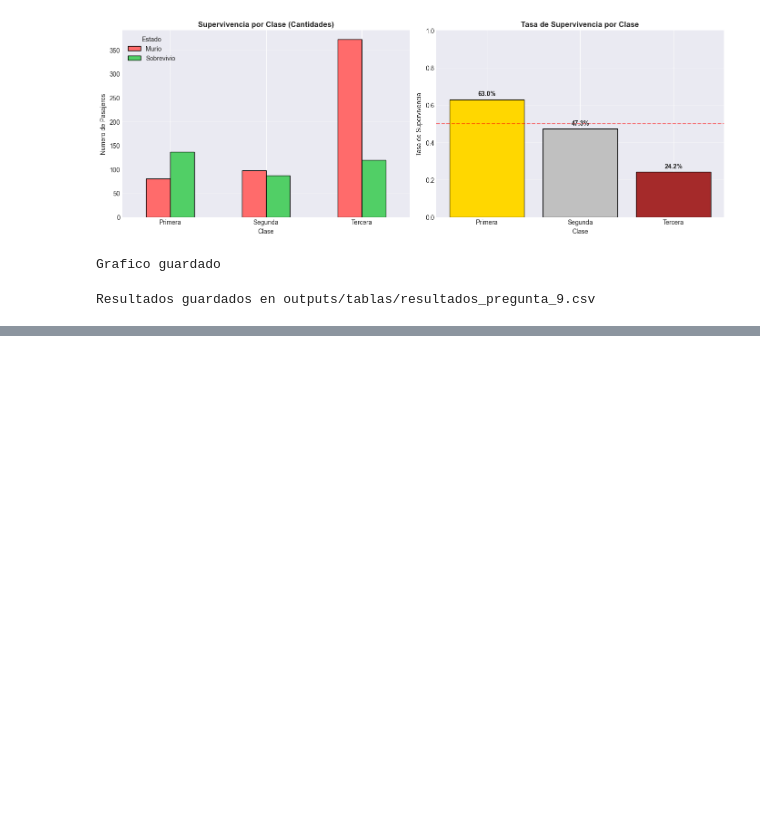
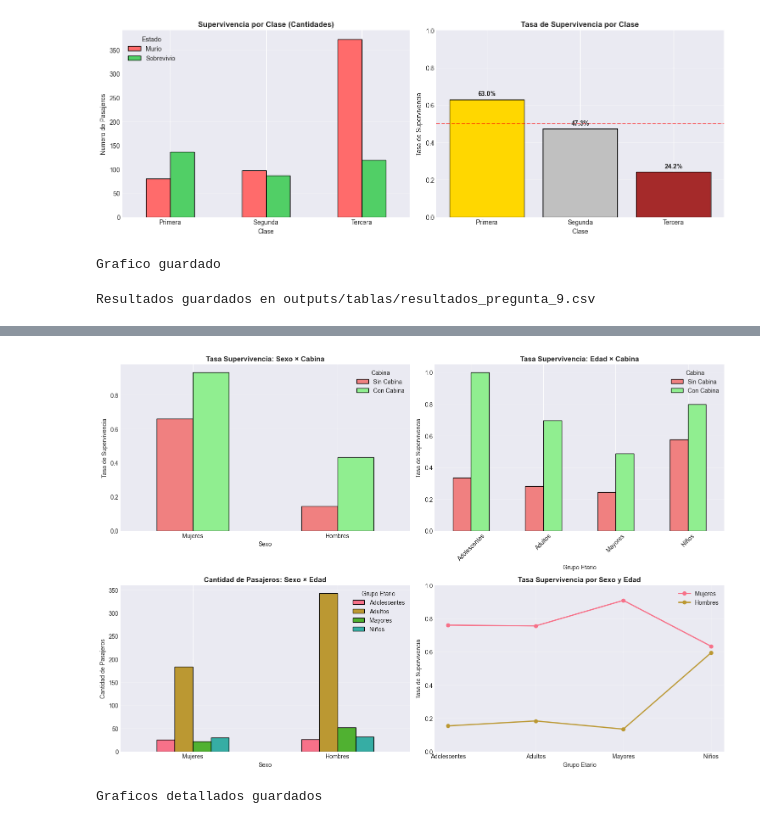
Before and after one commit to Danfezinho/taller-pandas-titanic-individual, a Jupyter notebook: notebooks:/analisis_titanic.ipynb, the cells around one changed output, grey strips where cells are left out. Saved outputs shown, nothing was run; the diff lists cells and outputs as text; code cells hidden in the pictures; blank space fills up the shorter version.

```diff
--- a/notebooks:/analisis_titanic.ipynb
+++ b/notebooks:/analisis_titanic.ipynb
@@ -1174,0 +1480,59 @@ Resultados guardados en outputs/tablas/resultados_pregunta_9.csv
+# %%
+# Graficos de barras por grupo
+fig, axes = plt.subplots(2, 2, figsize=(15, 10))
+
+# 1. Supervivencia por sexo y cabina
+ax1 = axes[0, 0]
+supervivencia_sexo_cabina = train_conocido.groupby(['Sex', 'tiene_cabina'])['Survived'].mean().unstack()
+supervivencia_sexo_cabina.plot(kind='bar', ax=ax1, color=['lightcoral', 'lightgreen'], edgecolor='black')
+ax1.set_title('Tasa Supervivencia: Sexo × Cabina', fontweight='bold')
+ax1.set_xlabel('Sexo')
+ax1.set_ylabel('Tasa de Supervivencia')
+ax1.legend(['Sin Cabina', 'Con Cabina'], title='Cabina')
+ax1.set_xticklabels(['Mujeres', 'Hombres'], rotation=0)
+ax1.grid(axis='y', alpha=0.3)
+
+# 2. Supervivencia por grupo etario y cabina
+ax2 = axes[0, 1]
+supervivencia_edad_cabina = train_conocido.groupby(['grupo_etario', 'tiene_cabina'])['Survived'].mean().unstack()
+supervivencia_edad_cabina.plot(kind='bar', ax=ax2, color=['lightcoral', 'lightgreen'], edgecolor='black')
+ax2.set_title('Tasa Supervivencia: Edad × Cabina', fontweight='bold')
+ax2.set_xlabel('Grupo Etario')
+ax2.set_ylabel('Tasa de Supervivencia')
+ax2.legend(['Sin Cabina', 'Con Cabina'], title='Cabina')
+ax2.set_xticklabels(ax2.get_xticklabels(), rotation=45)
+ax2.grid(axis='y', alpha=0.3)
+
+# 3. Cantidad por sexo y grupo etario
+ax3 = axes[1, 0]
+cantidad_sexo_edad = train_conocido.groupby(['Sex', 'grupo_etario']).size().unstack(fill_value=0)
+cantidad_sexo_edad.plot(kind='bar', ax=ax3, edgecolor='black')
+ax3.set_title('Cantidad de Pasajeros: Sexo × Edad', fontweight='bold')
+ax3.set_xlabel('Sexo')
+ax3.set_ylabel('Cantidad de Pasajeros')
+ax3.legend(title='Grupo Etario')
+ax3.set_xticklabels(['Mujeres', 'Hombres'], rotation=0)
+ax3.grid(axis='y', alpha=0.3)
+
+# 4. Tasa supervivencia: mujeres vs hombres por grupo
+ax4 = axes[1, 1]
+for sexo in ['female', 'male']:
+    datos_sexo = train_conocido[train_conocido['Sex'] == sexo]
+    tasas = datos_sexo.groupby('grupo_etario')['Survived'].mean()
+    ax4.plot(tasas.index, tasas.values, marker='o', linewidth=2,
+             label='Mujeres' if sexo == 'female' else 'Hombres')
+ax4.set_title('Tasa Supervivencia por Sexo y Edad', fontweight='bold')
+ax4.set_xlabel('Grupo Etario')
+ax4.set_ylabel('Tasa de Supervivencia')
+ax4.legend()
+ax4.grid(True, alpha=0.3)
+ax4.set_ylim(0, 1)
+
+plt.tight_layout()
+plt.savefig('../outputs:/graficos:/analisis_multidimensional_detallado.png', dpi=300, bbox_inches='tight')
+plt.show()
+
+print("Graficos detallados guardados")
+# %% [output]
+[figure, added]
+Graficos detallados guardados
```
Also changed, not shown: parts of 11 cells of this notebook, 3 other files.
